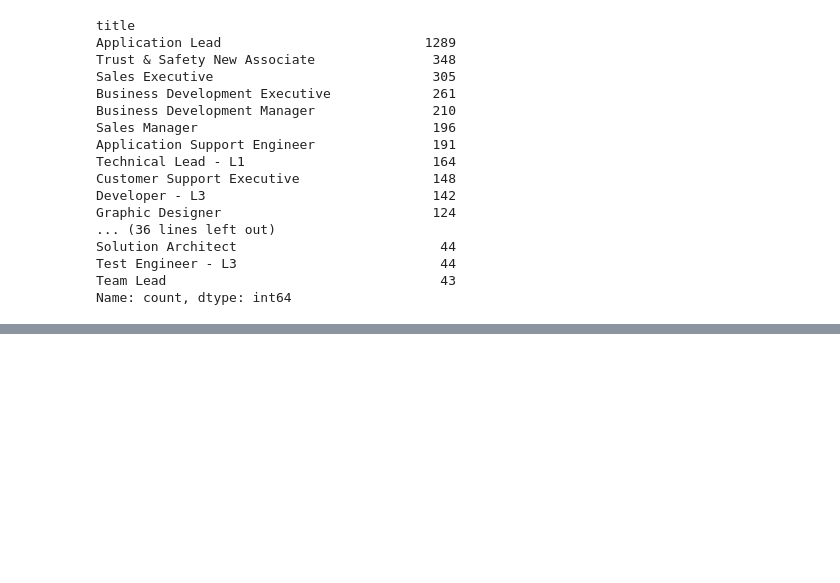
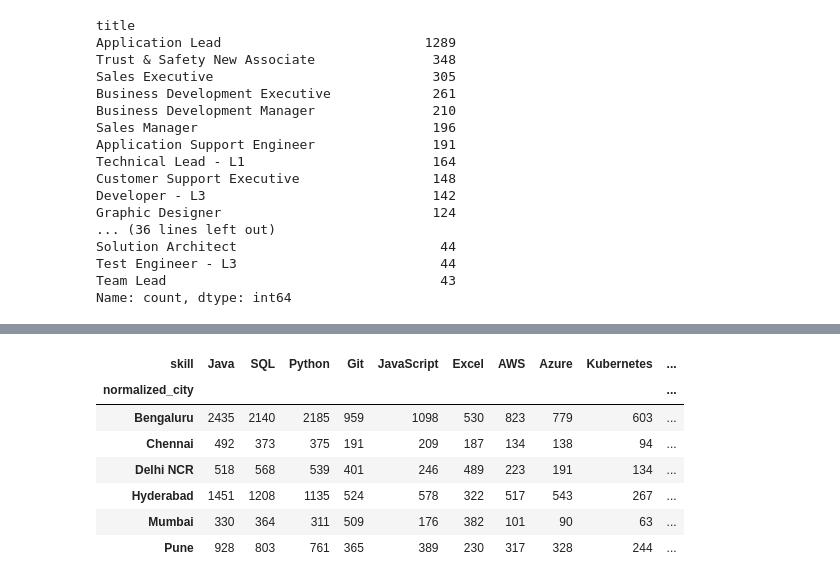
Before and after one commit to pdhall-us/india-gcc-workforce-analytics, a Jupyter notebook: notebooks/01_data_cleaning_eda.ipynb, the cells around one changed output, grey strips where cells are left out. Cells and saved outputs as stored; diff of their text form; code cells hidden in the pictures; blank space fills up the shorter version.

Commit message:
Complete Python cleaning and skills analysis

```diff
--- a/notebooks/01_data_cleaning_eda.ipynb
+++ b/notebooks/01_data_cleaning_eda.ipynb
@@ -1138,0 +1228,23 @@ Name: count, dtype: int64
+# %%
+df_target["skill_list"] = (
+    df_target["skills_clean"]
+    .apply(extract_skills)
+)
+# %%
+skills_exploded = (
+    df_target[
+        [
+            "jobId",
+            "normalized_city",
+            "workforce_category",
+            "experience_level",
+            "skill_list"
+        ]
+    ]
+    .explode("skill_list")
+    .rename(columns={"skill_list": "skill"})
+)
+# %%
+skills_exploded = skills_exploded[
+    skills_exploded["skill"].notna()
+].copy()
@@ -1138,0 +1288,2 @@ Name: count, dtype: int64
+# %%
+skills_exploded = skills_exploded.reset_index(drop=True)
@@ -1138,0 +1307,23 @@ Name: count, dtype: int64
+# %%
+top_10_skills = (
+    skills_exploded["skill"]
+    .value_counts()
+    .head(10)
+    .index
+)
+
+skills_city_top10 = pd.crosstab(
+    skills_exploded["normalized_city"],
+    skills_exploded["skill"]
+)[top_10_skills]
+
+skills_city_top10
+# %% [output]
+| skill | Java | SQL | Python | Git | JavaScript | Excel | AWS | Azure | Kubernetes | ... |
+| normalized_city |  |  |  |  |  |  |  |  |  | ... |
+| Bengaluru | 2435 | 2140 | 2185 | 959 | 1098 | 530 | 823 | 779 | 603 | ... |
+| Chennai | 492 | 373 | 375 | 191 | 209 | 187 | 134 | 138 | 94 | ... |
+| Delhi NCR | 518 | 568 | 539 | 401 | 246 | 489 | 223 | 191 | 134 | ... |
+| Hyderabad | 1451 | 1208 | 1135 | 524 | 578 | 322 | 517 | 543 | 267 | ... |
+| Mumbai | 330 | 364 | 311 | 509 | 176 | 382 | 101 | 90 | 63 | ... |
+| Pune | 928 | 803 | 761 | 365 | 389 | 230 | 317 | 328 | 244 | ... |
```
Also changed, not shown: parts of 33 cells of this notebook, 2 other files.
